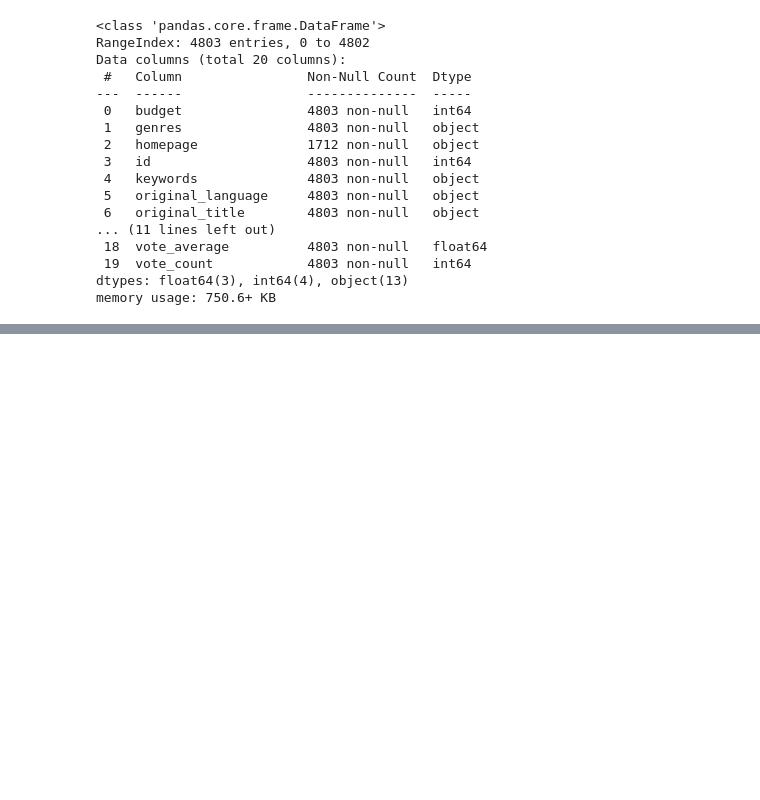
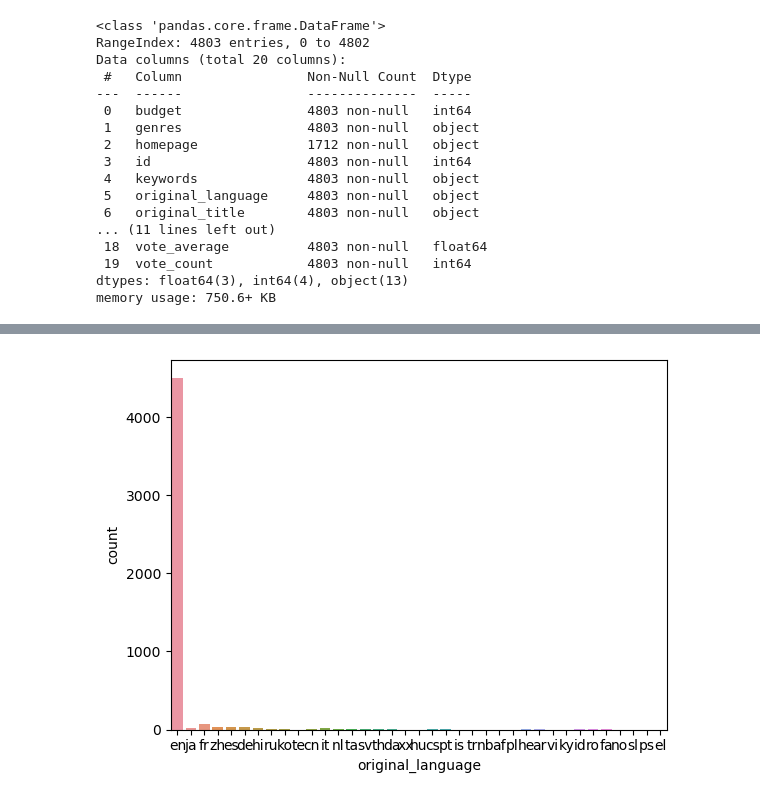
Before and after one commit to Bellmonte/alura_cursos, a Jupyter notebook: Análise Exploratória/base_TMDB.ipynb, the cells around one changed output, grey strips where cells are left out. Cells and saved outputs as stored; diff of their text form; code cells hidden in the pictures; blank space fills up the shorter version.

```diff
--- a/Análise Exploratória/base_TMDB.ipynb
+++ b/Análise Exploratória/base_TMDB.ipynb
@@ -64,0 +124,5 @@ sns.displot(com_faturamento["revenue"])
+# %%
+sns.countplot(data=tmdb, x="original_language")
+plt.show()
+# %% [output]
+[figure, added]
```
Also changed, not shown: parts of 13 cells of this notebook.
